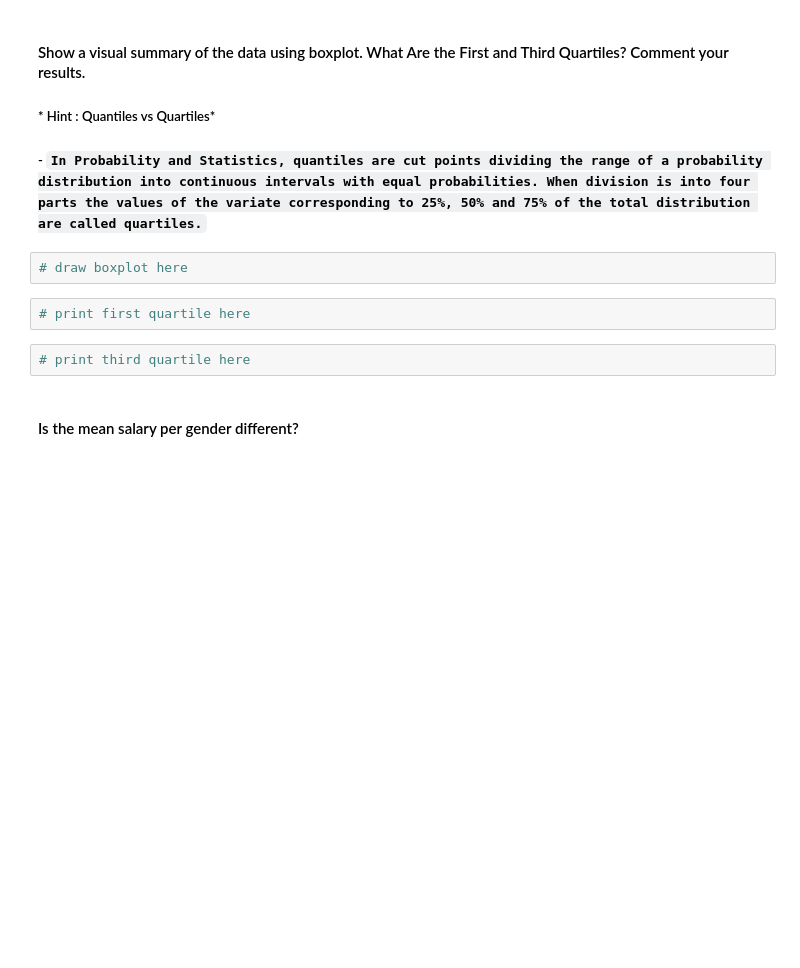
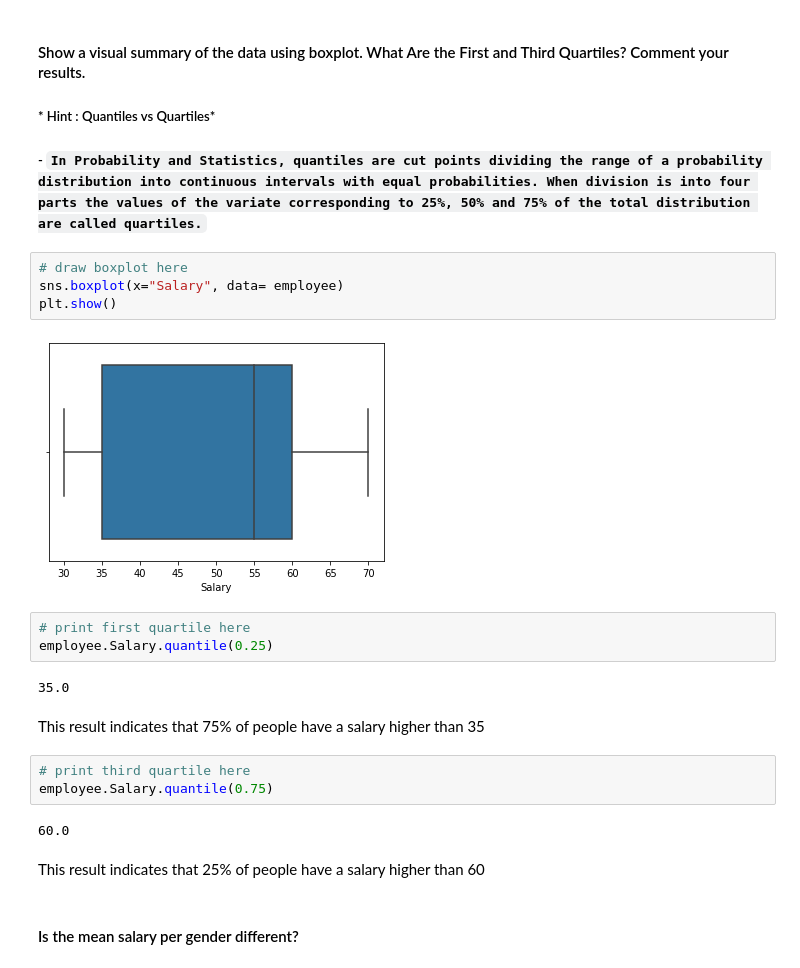
Before and after one commit to AnaAGG/lab-subsetting-and-descriptive-stats, a Jupyter notebook: your-code/main.ipynb, the cells around one changed output. Cells and saved outputs as stored; diff of their text form; blank space fills up the shorter version.

```diff
--- a/your-code/main.ipynb
+++ b/your-code/main.ipynb
@@ -282,10 +291,24 @@ subset
 ##### - `In Probability and Statistics, quantiles are cut points dividing the range of a probability distribution into continuous intervals with equal probabilities. When division is into four parts the values of the variate corresponding to 25%, 50% and 75% of the total distribution are called quartiles.`
 # %%
 # draw boxplot here
+sns.boxplot(x="Salary", data= employee)
+plt.show()
+# %% [output]
+[figure, added]
 # %%
 # print first quartile here
+employee.Salary.quantile(0.25)
+# %% [output]
+35.0
+# %% [markdown]
+This result indicates that 75% of people have a salary higher than 35
 # %%
 # print third quartile here
+employee.Salary.quantile(0.75)
+# %% [output]
+60.0
+# %% [markdown]
+This result indicates that 25% of people have a salary higher than 60
 # %% [markdown]
 #### Is the mean salary per gender different?
 # %%
```
Also changed, not shown: parts of 24 cells of this notebook.
